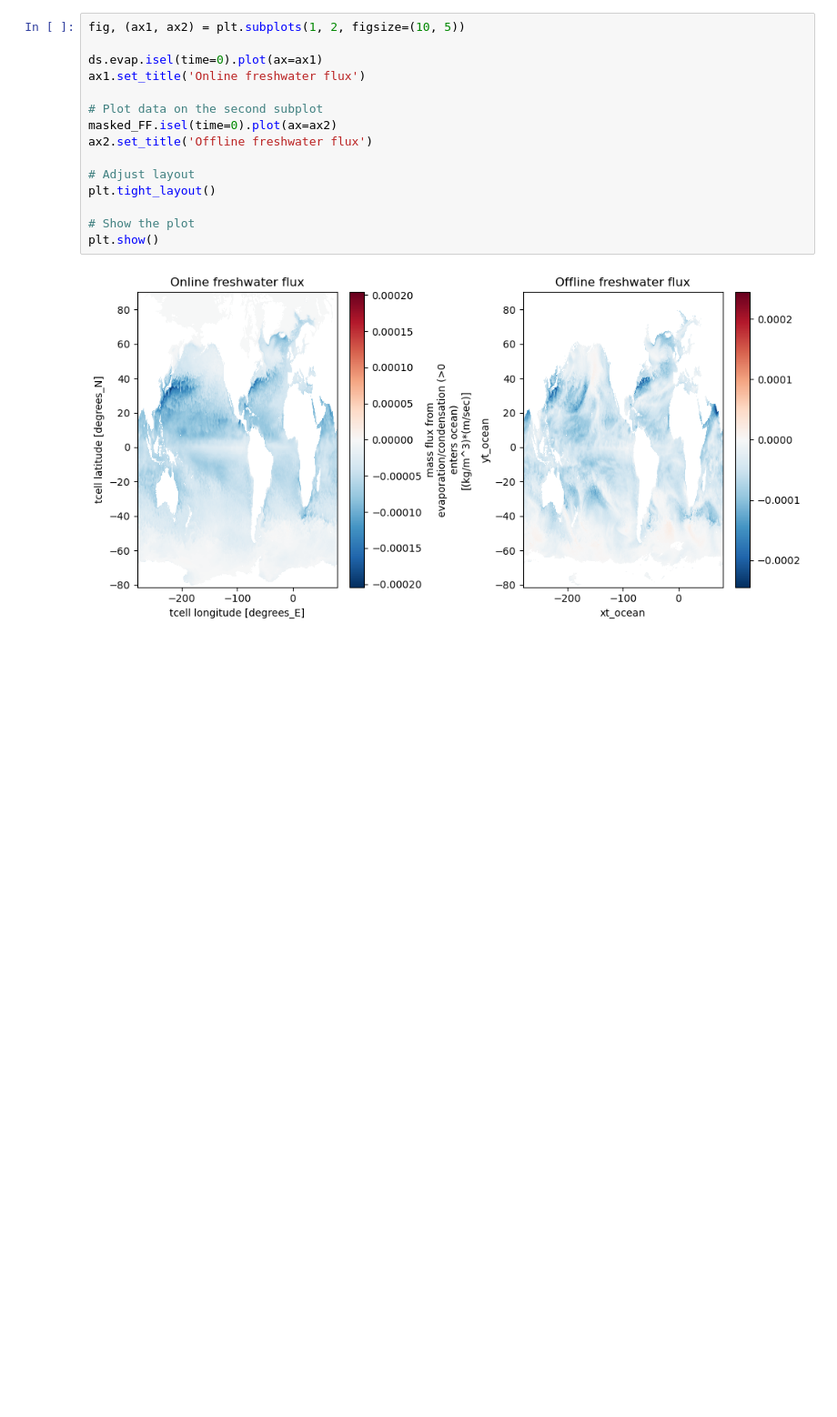
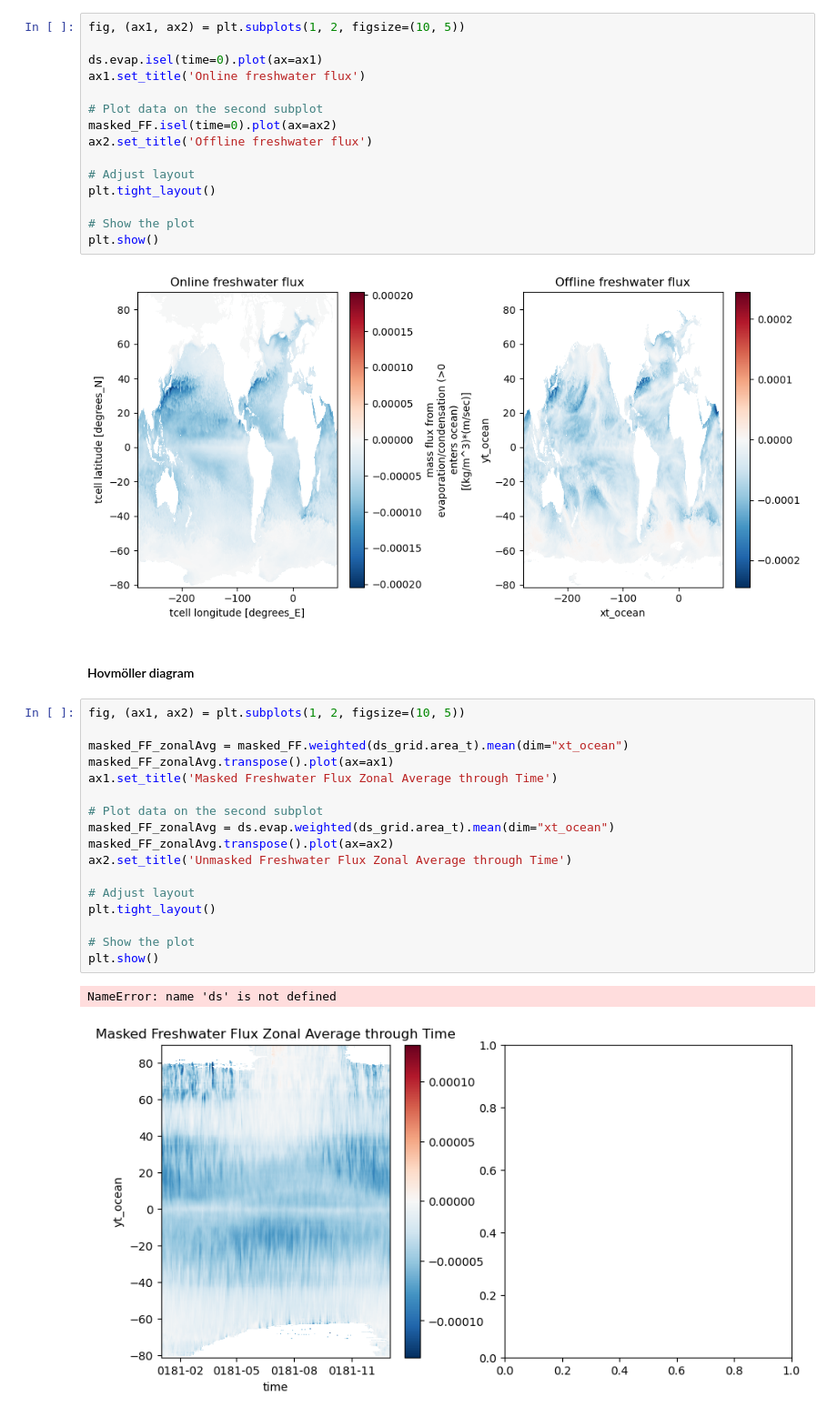
Before and after one commit to ocean-transport/air-sea-ML, a Jupyter notebook: fluxComparisonWithGCM.ipynb, the cells around one changed output. Shown at 91% size. Drawn from its saved outputs; the diff is of its cells as text; blank space fills up the shorter version.

```diff
--- a/fluxComparisonWithGCM.ipynb
+++ b/fluxComparisonWithGCM.ipynb
@@ -578,3 +581,25 @@ plt.tight_layout()
 plt.show()
 # %% [output]
 [figure]
+# %% [markdown]
+#### Hovmöller diagram
+# %%
+fig, (ax1, ax2) = plt.subplots(1, 2, figsize=(10, 5))
+
+masked_FF_zonalAvg = masked_FF.weighted(ds_grid.area_t).mean(dim="xt_ocean")
+masked_FF_zonalAvg.transpose().plot(ax=ax1)
+ax1.set_title('Masked Freshwater Flux Zonal Average through Time')
+
+# Plot data on the second subplot
+masked_FF_zonalAvg = ds.evap.weighted(ds_grid.area_t).mean(dim="xt_ocean")
+masked_FF_zonalAvg.transpose().plot(ax=ax2)
+ax2.set_title('Unmasked Freshwater Flux Zonal Average through Time')
+
+# Adjust layout
+plt.tight_layout()
+
+# Show the plot
+plt.show()
+# %% [output]
+NameError: name 'ds' is not defined
+[figure, added]
```
Also changed, not shown: parts of 12 cells of this notebook.
